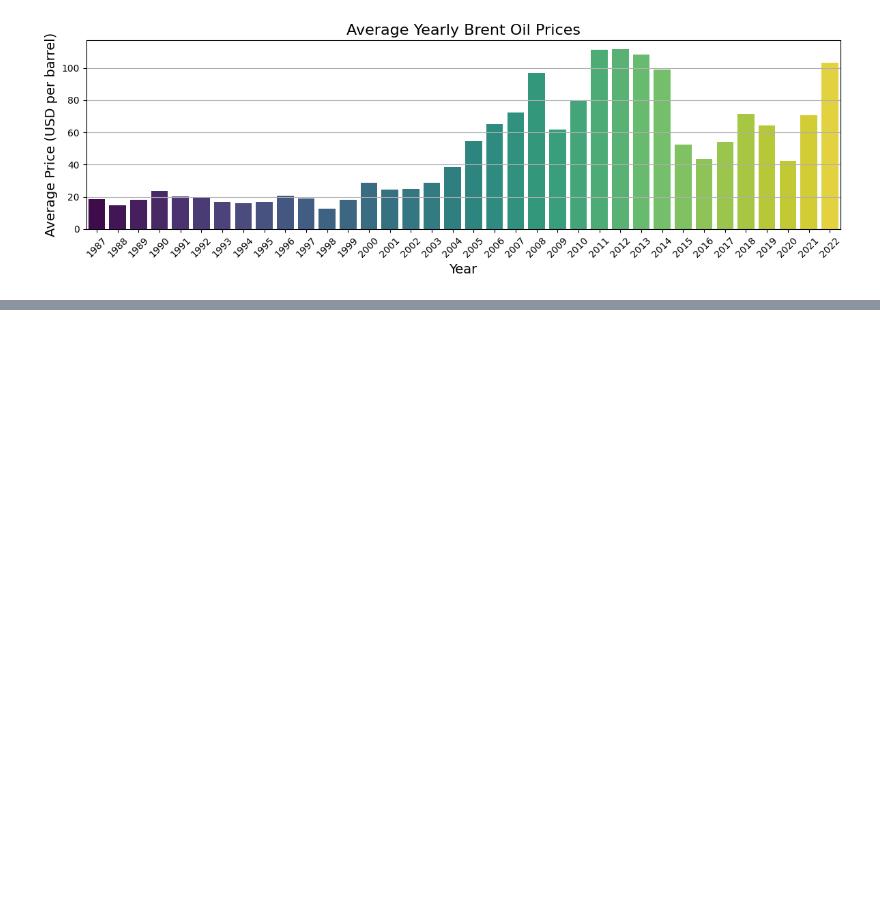
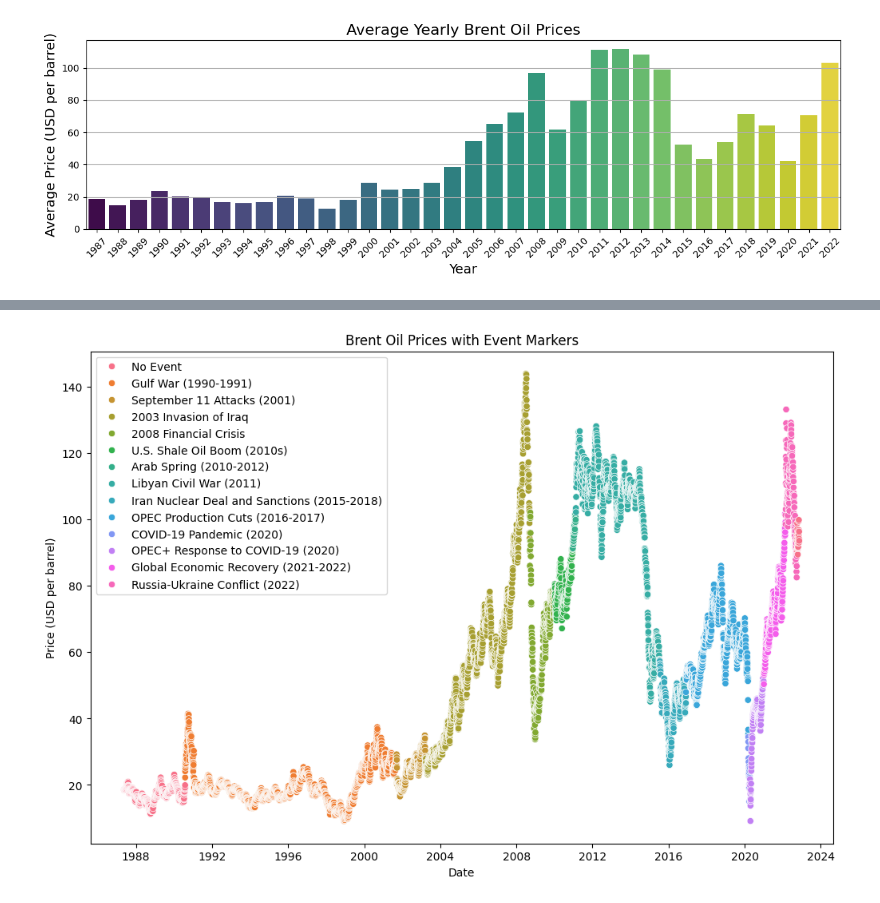
Before and after one commit to nebiyu-getachew/Brent-Time-Shift, a Jupyter notebook: notebooks/task_1.ipynb, the cells around one changed output, grey strips where cells are left out. Saved outputs shown, nothing was run; the diff lists cells and outputs as text; code cells hidden in the pictures; blank space fills up the shorter version.

Commit message:
Generate scatter plots to observe price fluctuations associated with specific events

```diff
--- a/notebooks/task_1.ipynb
+++ b/notebooks/task_1.ipynb
@@ -304,0 +308,10 @@ plt.show()
+# %%
+plt.figure(figsize=(12, 8))
+sns.scatterplot(x='Date', y='Price', hue='Event', data=price_data)
+plt.title('Brent Oil Prices with Event Markers')
+plt.xlabel('Date')
+plt.ylabel('Price (USD per barrel)')
+plt.legend()
+plt.show()
+# %% [output]
+[figure, added]
```
Also changed, not shown: parts of 1 cell of this notebook.
